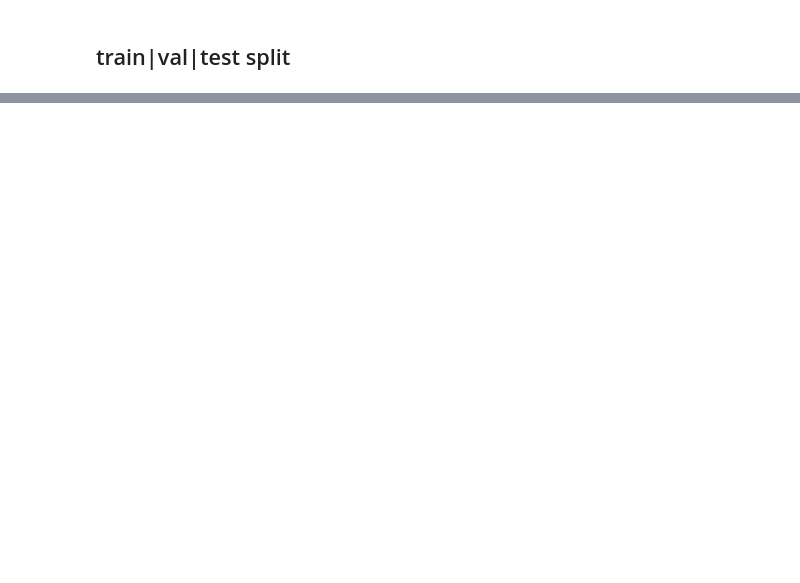
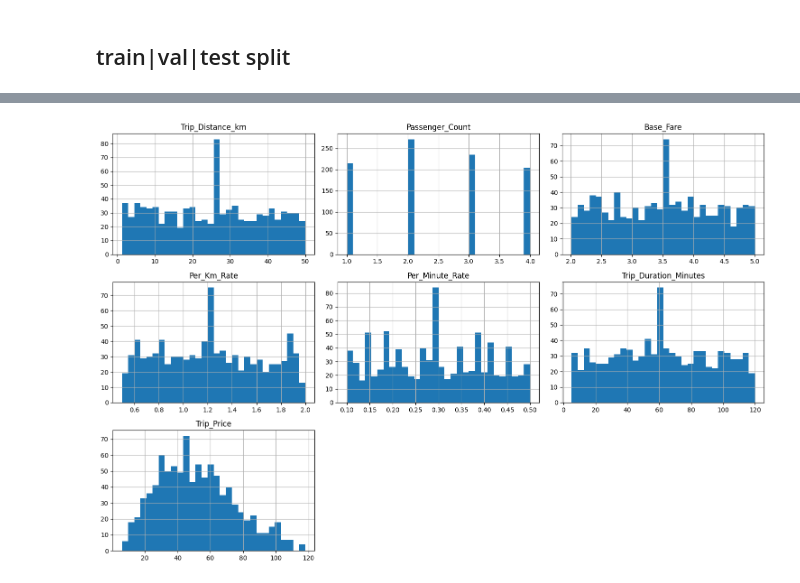
Before and after one commit to ponagr/taxi-prediction-fullstack-pontus, a Jupyter notebook: explorations/model_selection.ipynb, the cells around one changed output, grey strips where cells are left out. Saved outputs shown, nothing was run; the diff lists cells and outputs as text; code cells hidden in the pictures; blank space fills up the shorter version.

```diff
--- a/explorations/model_selection.ipynb
+++ b/explorations/model_selection.ipynb
@@ -145,0 +146,6 @@ X_train_full.shape, X_train.shape, X_val.shape, X_test.shape
+# %%
+test_df.hist(bins=30, figsize=(15,10))
+plt.tight_layout()
+plt.show()
+# %% [output]
+[figure, added]
```
Also changed, not shown: parts of 33 cells of this notebook, 1 other file.
